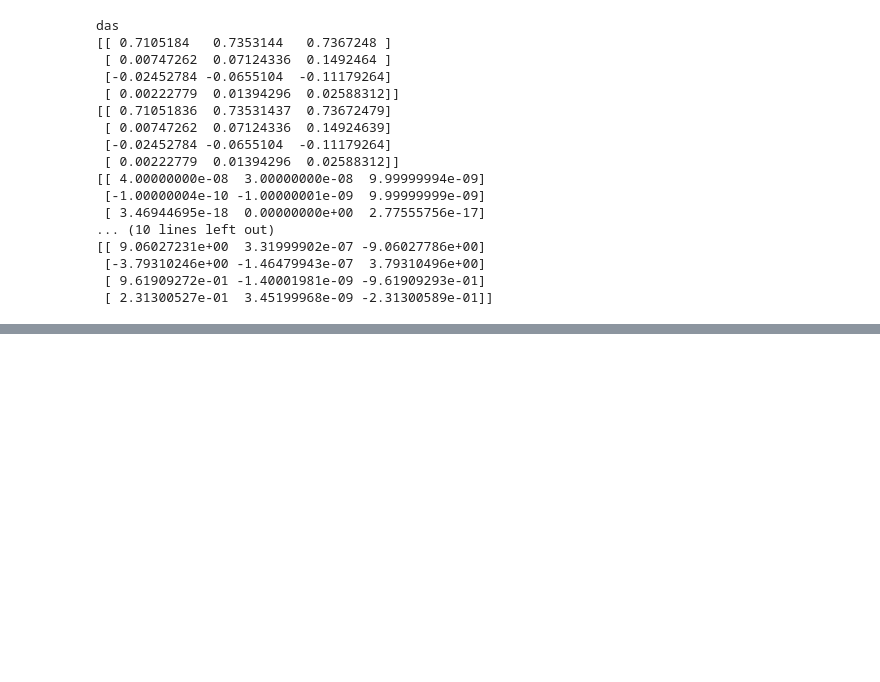
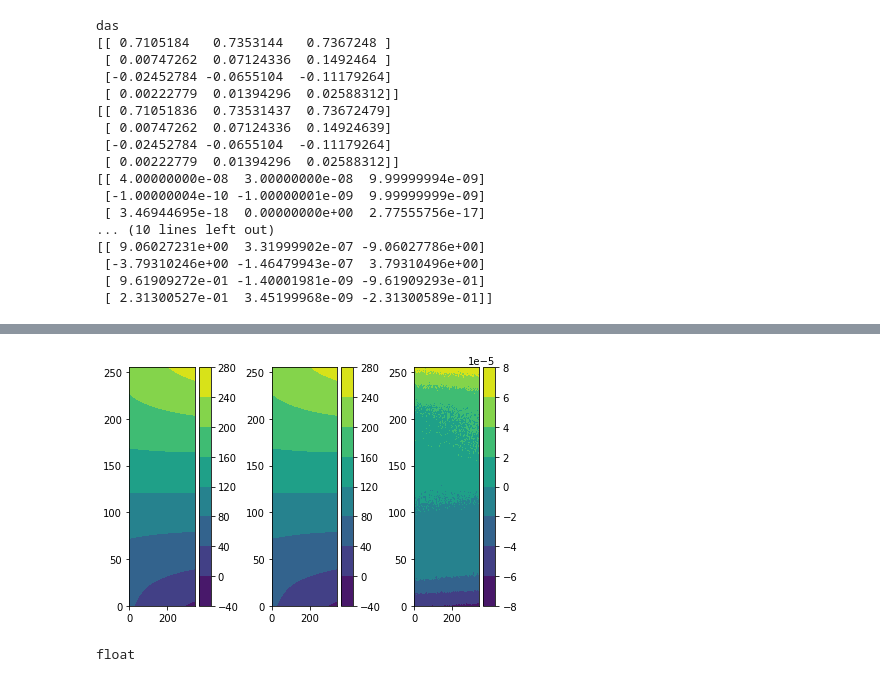
Before and after one commit to OpenCOMPES/specsanalyzer, a Jupyter notebook: tutorial/convert_file_tests.ipynb, the cells around one changed output, grey strips where cells are left out. Drawn from its saved outputs; the diff is of its cells as text; code cells hidden in the pictures; blank space fills up the shorter version.

```diff
--- a/tutorial/convert_file_tests.ipynb
+++ b/tutorial/convert_file_tests.ipynb
@@ -268,0 +307,41 @@ The shape of the jacobian_determinant is:  (256, 344)
+# %%
+# e_correction
+jname= [i for i in igordatapath_content if "Angular_Correction" in i ][0]
+jname
+with open(os.path.join(igordatapath,jname) ) as file:
+    angle_correction_reference = np.loadtxt(file, delimiter='\t').T
+
+delta_angle=(angle_correction_reference-angular_correction_matrix)
+
+fig, (ax1,ax2,ax3) = plt.subplots(1,3)
+subplot1=ax1.contourf(angular_correction_matrix)
+subplot2=ax2.contourf(angle_correction_reference)
+subplot3=ax3.contourf(delta_angle)
+fig.colorbar(subplot1, ax=ax1)
+fig.colorbar(subplot2, ax=ax2)
+fig.colorbar(subplot3, ax=ax3)
+plt.tight_layout()
+# angular correction does not differ much!! why the difference in energy correction?
+# %% [output]
+[figure, added]
+# %%
+#load the module and import functions for reading the parameter table from the calib2d file
+import specsanalyzer.convert
+reload(specsanalyzer.convert)
+#let's get all the functions to be tested
+from specsanalyzer.convert import get_damatrix_fromcalib2d
+from specsanalyzer.convert import get_rr_da
+from specsanalyzer.convert import calculate_polynomial_coef_da
+from specsanalyzer.convert import mcp_position_mm
+from specsanalyzer.convert import calculate_matrix_correction
+
+
+spa = SpecsAnalyzer(config="../tests/data/dataEPFL/config/config.yaml")
+config_dict=spa.return_config()
+lens_mode="WideAngleMode"
+kinetic_energy=35.5
+pass_energy=25
+binning=4
+type(config_dict["calib2d_dict"]["De1"])
+# %% [output]
+float
```
Also changed, not shown: parts of 6 cells of this notebook, 2 other files.
